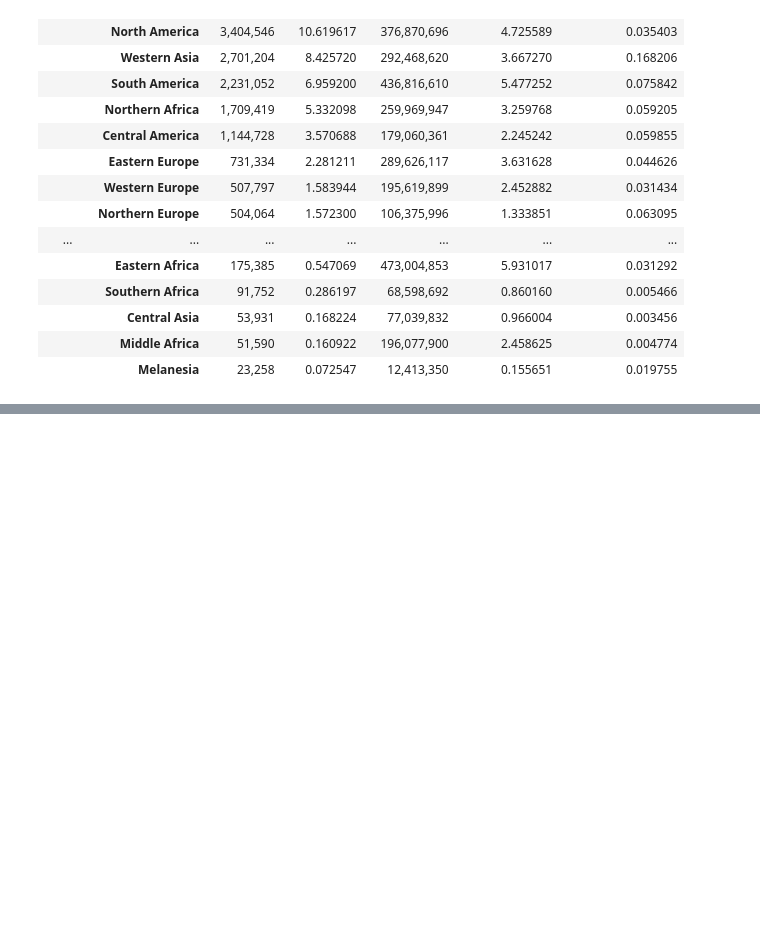
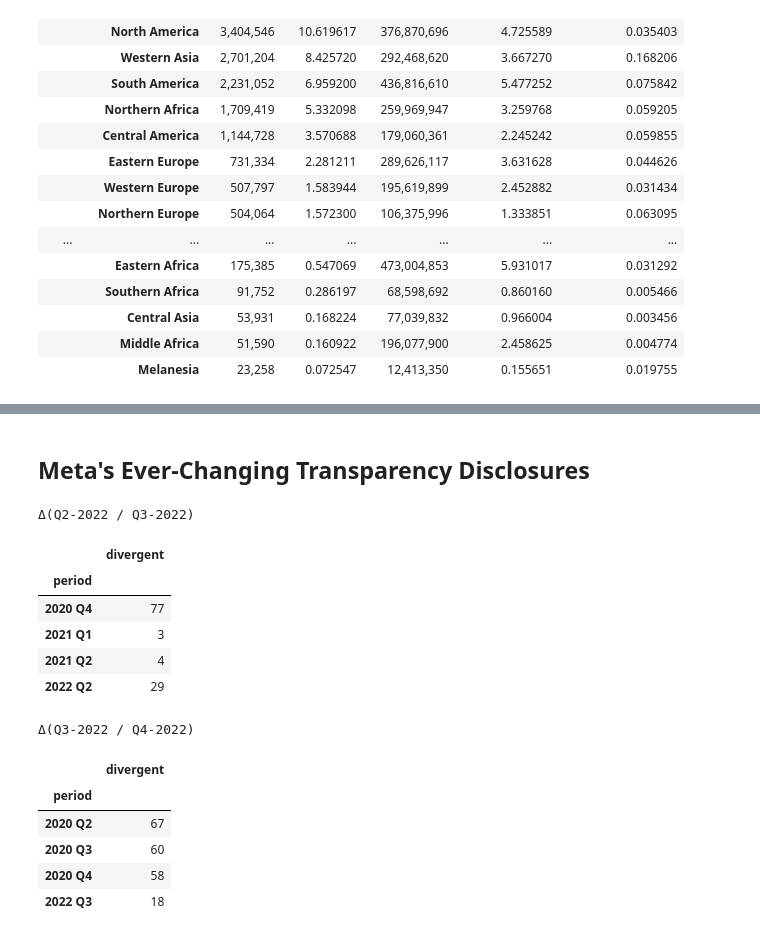
Before and after one commit to apparebit/diaphanous, a Jupyter notebook: analysis.ipynb, the cells around one changed output, grey strips where cells are left out. Saved outputs shown, nothing was run; the diff lists cells and outputs as text; code cells hidden in the pictures; blank space fills up the shorter version.

```diff
--- a/analysis.ipynb
+++ b/analysis.ipynb
@@ -391,3 +333,37 @@ Google/YouTube
 | 2020 | 4,437,853 | 547,875 | -0.213735 | 546,704 |
 | 2021 | 6,696,497 | 870,319 | 0.627816 | 875,783 |
 | 2022 | 13,402,885 | 2,174,319 | 0.010532 | 2,174,548 |
+# %%
+show_html(h2="Meta's Ever-Changing Transparency Disclosures")
+
+meta_disclosures = meta.read_all('data', '2022q2', '2022q4')
+meta_differences = meta.diff_all(meta_disclosures)
+
+for p1, delta in meta_differences.items():
+    divergent = (
+        delta
+        .groupby('period')
+        .size()
+        .to_frame()
+        .rename(columns={0: 'divergent'})
+    )
+
+    p2 = p1 + 1
+    title = f'Δ(Q{p1.quarter}-{p1.year} / Q{p2.quarter}-{p2.year})'
+    show_table(divergent, title=title)
+# %% [output]
+Meta's Ever-Changing Transparency Disclosures
+Δ(Q2-2022 / Q3-2022)
+|  | divergent |
+| period |  |
+| 2020 Q4 | 77 |
+| 2021 Q1 | 3 |
+| 2021 Q2 | 4 |
+| 2022 Q2 | 29 |
+Δ(Q3-2022 / Q4-2022)
+|  | divergent |
+| period |  |
+| 2020 Q2 | 67 |
+| 2020 Q3 | 60 |
+| 2020 Q4 | 58 |
+| 2022 Q3 | 18 |
```
Also changed, not shown: parts of 5 cells of this notebook.
